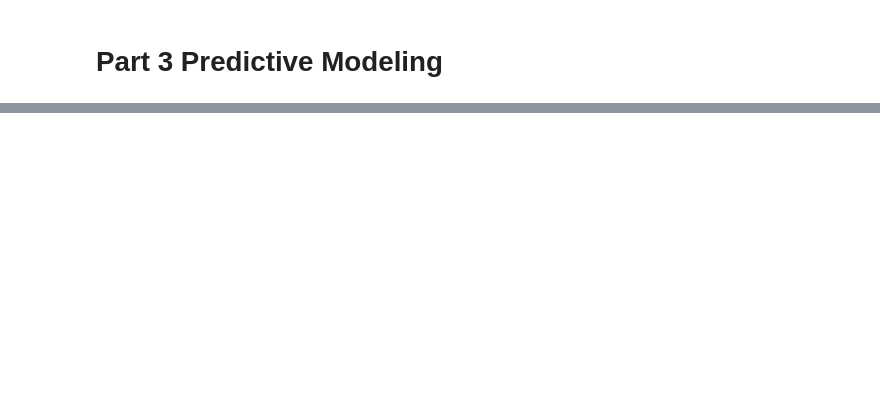
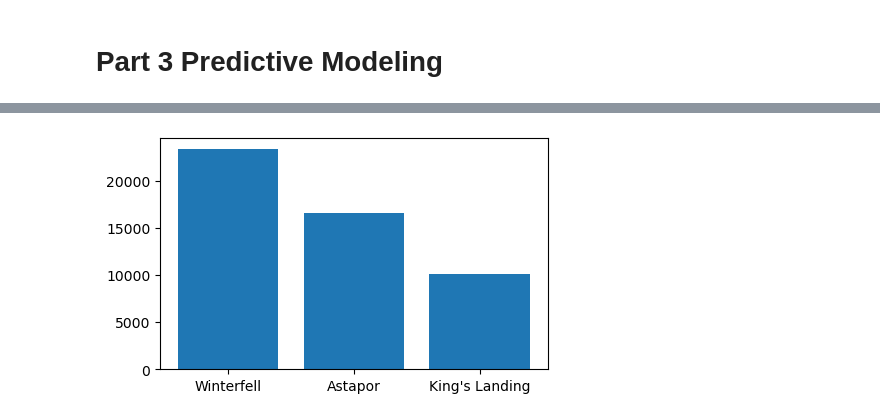
Before and after one commit to amoutafian/ultimate_inc, a Jupyter notebook: ultimate_inc.ipynb, the cells around one changed output, grey strips where cells are left out. Cells and saved outputs as stored; diff of their text form; code cells hidden in the pictures; blank space fills up the shorter version.

```diff
--- a/ultimate_inc.ipynb
+++ b/ultimate_inc.ipynb
@@ -171,0 +238,6 @@ pd.read_json('ultimate_data_challenge.json')
+# %%
+plt.figure(figsize=(5, 3))
+city_counts = df['city'].value_counts()
+plt.bar(city_counts.index, city_counts.values);
+# %% [output]
+[figure, added]
```
Also changed, not shown: parts of 13 cells of this notebook.
